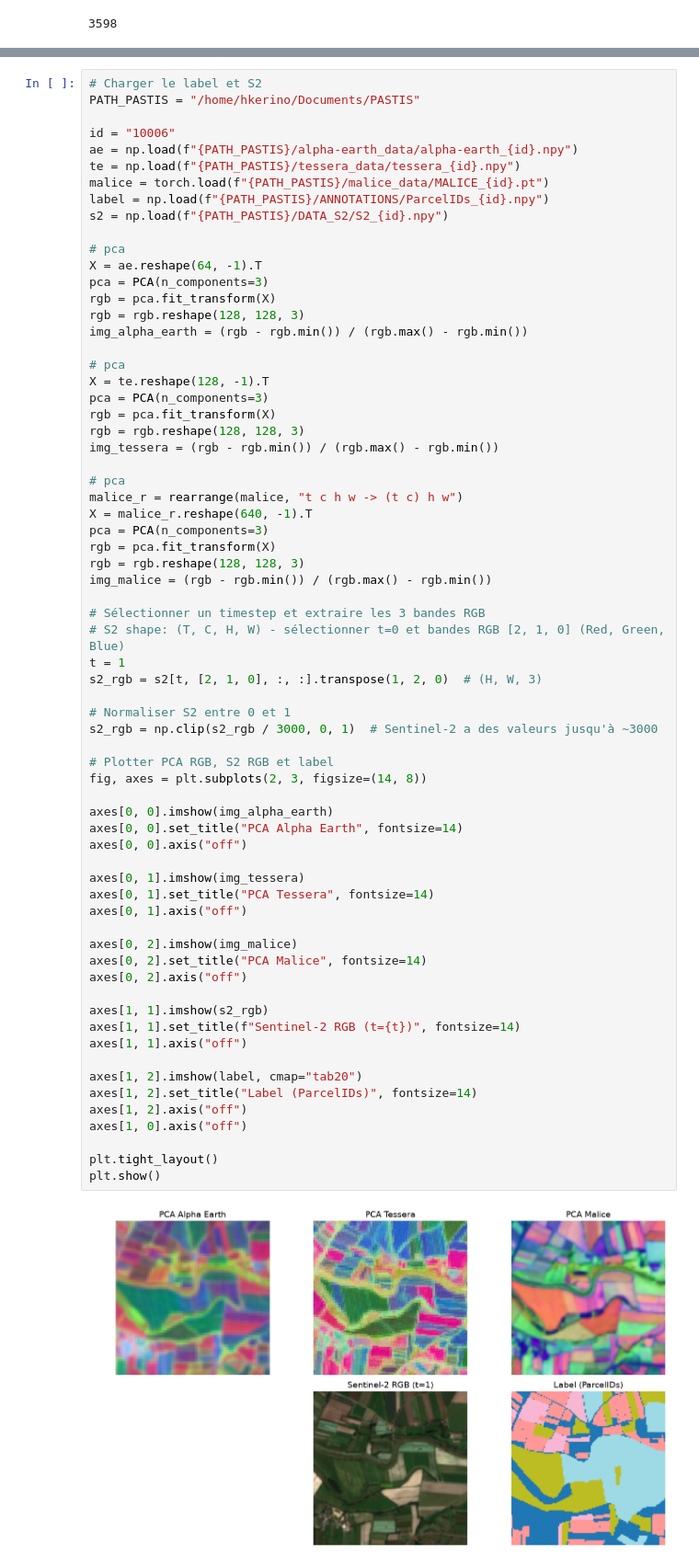
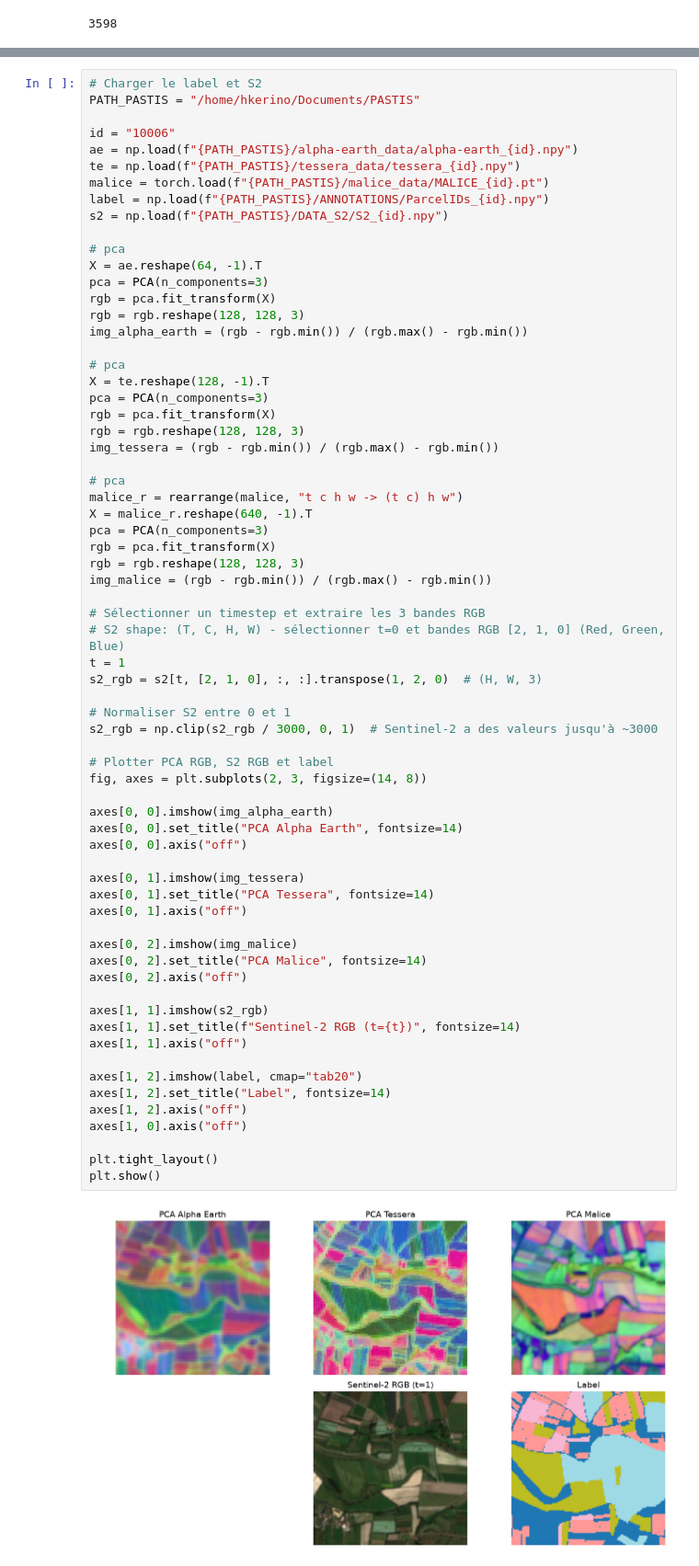
Before and after one commit to hugokerino/next_oso, a Jupyter notebook: download_embeddings/plot_embedding.ipynb, the cells around one changed output, grey strips where cells are left out. Shown at 92% size. Drawn from its saved outputs; the diff is of its cells as text.

```diff
--- a/download_embeddings/plot_embedding.ipynb
+++ b/download_embeddings/plot_embedding.ipynb
@@ -190,32 +196,32 @@ s2_rgb = s2[t, [2, 1, 0], :, :].transpose(1, 2, 0)  # (H, W, 3)
 
 # Normaliser S2 entre 0 et 1
 s2_rgb = np.clip(s2_rgb / 3000, 0, 1)  # Sentinel-2 a des valeurs jusqu'à ~3000
 
 # Plotter PCA RGB, S2 RGB et label
 fig, axes = plt.subplots(2, 3, figsize=(14, 8))
 
 axes[0, 0].imshow(img_alpha_earth)
 axes[0, 0].set_title("PCA Alpha Earth", fontsize=14)
 axes[0, 0].axis("off")
 
 axes[0, 1].imshow(img_tessera)
 axes[0, 1].set_title("PCA Tessera", fontsize=14)
 axes[0, 1].axis("off")
 
 axes[0, 2].imshow(img_malice)
 axes[0, 2].set_title("PCA Malice", fontsize=14)
 axes[0, 2].axis("off")
 
 axes[1, 1].imshow(s2_rgb)
 axes[1, 1].set_title(f"Sentinel-2 RGB (t={t})", fontsize=14)
 axes[1, 1].axis("off")
 
 axes[1, 2].imshow(label, cmap="tab20")
-axes[1, 2].set_title("Label (ParcelIDs)", fontsize=14)
+axes[1, 2].set_title("Label", fontsize=14)
 axes[1, 2].axis("off")
 axes[1, 0].axis("off")
 
 plt.tight_layout()
 plt.show()
 # %% [output]
-[figure, old version]
+[figure, new version]
```
Also changed, not shown: parts of 2 cells of this notebook, 1 other file.
